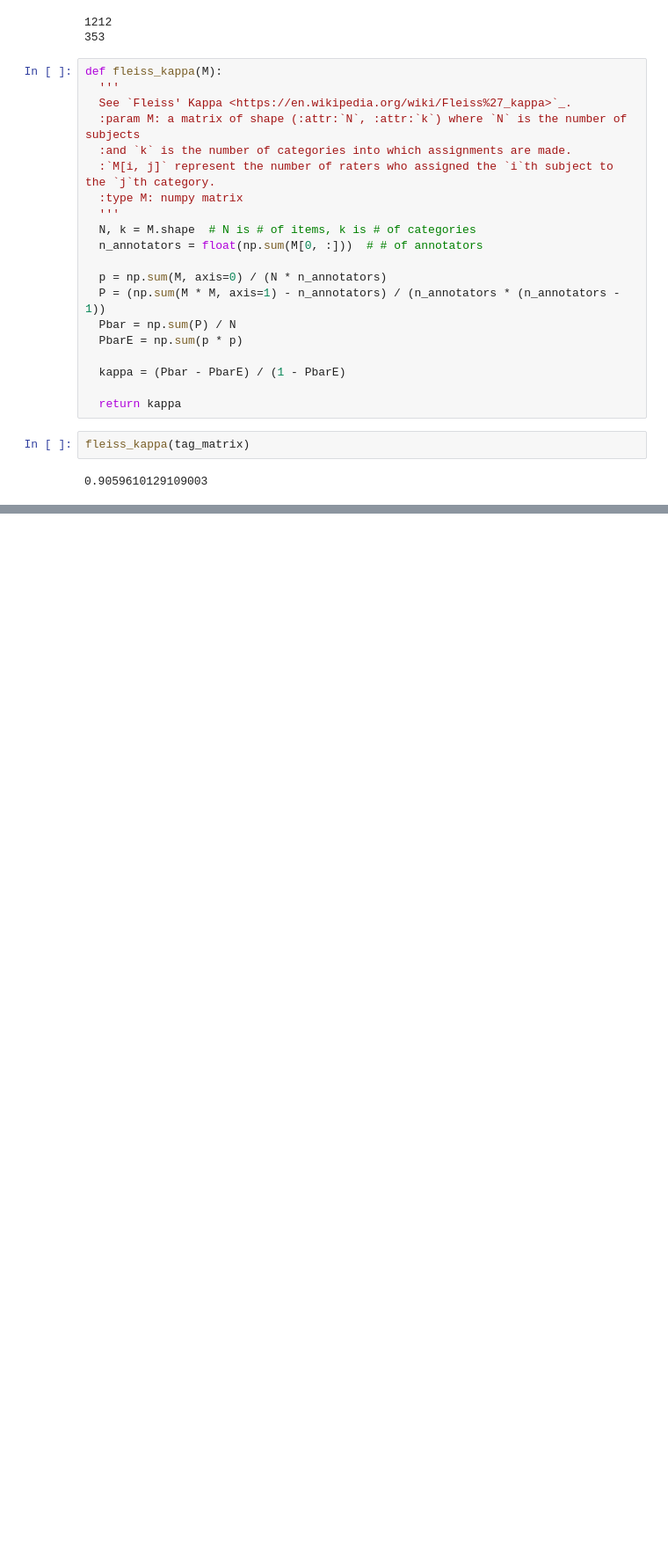
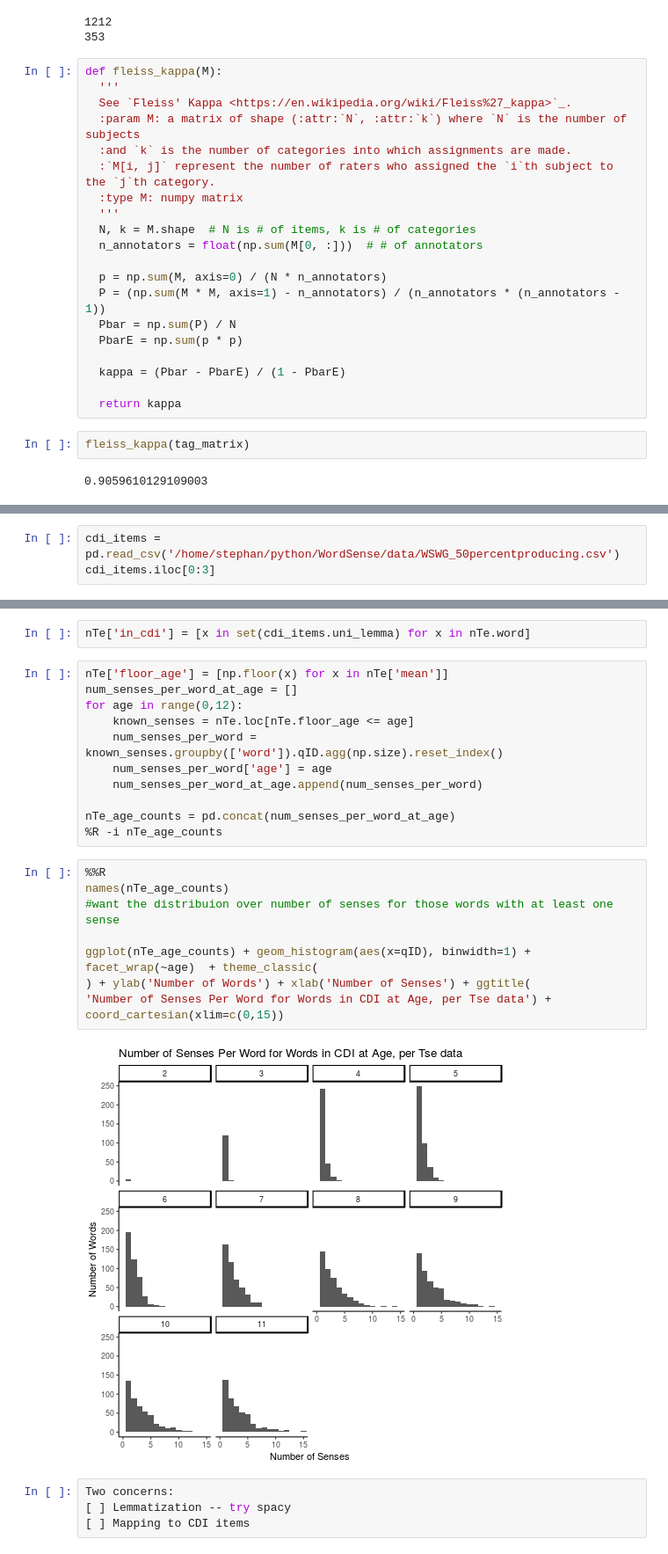
Before and after one commit to PatwinchIR/WordSense, a Jupyter notebook: ws_web/analysis/baseline.py.ipynb, the cells around one changed output, grey strips where cells are left out. Shown: that part at 88% size. Cells and saved outputs as stored; diff of their text form; blank space fills up the shorter version.

```diff
--- a/ws_web/analysis/baseline.py.ipynb
+++ b/ws_web/analysis/baseline.py.ipynb
@@ -518,0 +603,3 @@ fleiss_kappa(tag_matrix)
+# %%
+cdi_items = pd.read_csv('/home/stephan/python/WordSense/data/WSWG_50percentproducing.csv')
+cdi_items.iloc[0:3]
@@ -518,0 +657,27 @@ fleiss_kappa(tag_matrix)
+# %%
+nTe['in_cdi'] = [x in set(cdi_items.uni_lemma) for x in nTe.word]
+# %%
+nTe['floor_age'] = [np.floor(x) for x in nTe['mean']]
+num_senses_per_word_at_age = []
+for age in range(0,12):
+    known_senses = nTe.loc[nTe.floor_age <= age]
+    num_senses_per_word = known_senses.groupby(['word']).qID.agg(np.size).reset_index()
+    num_senses_per_word['age'] = age
+    num_senses_per_word_at_age.append(num_senses_per_word)
+
+nTe_age_counts = pd.concat(num_senses_per_word_at_age)
+%R -i nTe_age_counts
+# %%
+%%R
+names(nTe_age_counts)
+#want the distribuion over number of senses for those words with at least one sense
+
+ggplot(nTe_age_counts) + geom_histogram(aes(x=qID), binwidth=1) + facet_wrap(~age)  + theme_classic(
+) + ylab('Number of Words') + xlab('Number of Senses') + ggtitle(
+'Number of Senses Per Word for Words in CDI at Age, per Tse data') + coord_cartesian(xlim=c(0,15))
+# %% [output]
+[figure, added]
+# %%
+Two concerns:
+[ ] Lemmatization -- try spacy
+[ ] Mapping to CDI items
```
Also changed, not shown: parts of 26 cells of this notebook, 1 other file.
